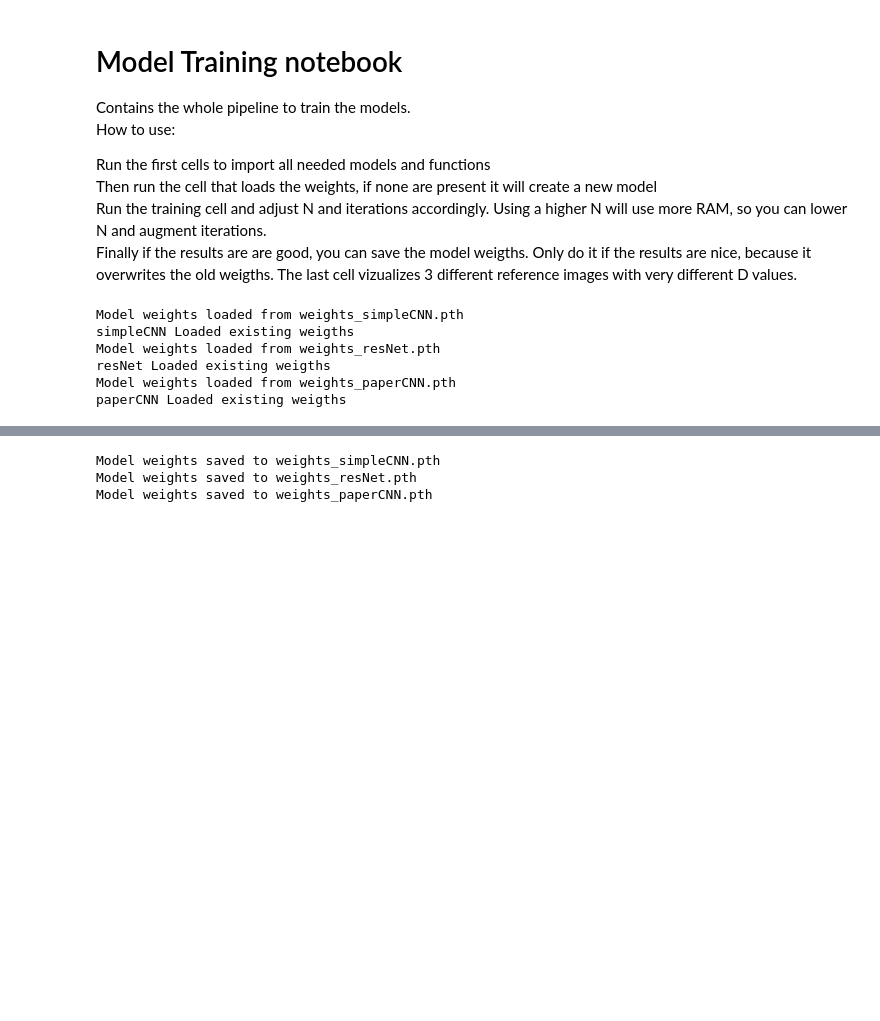
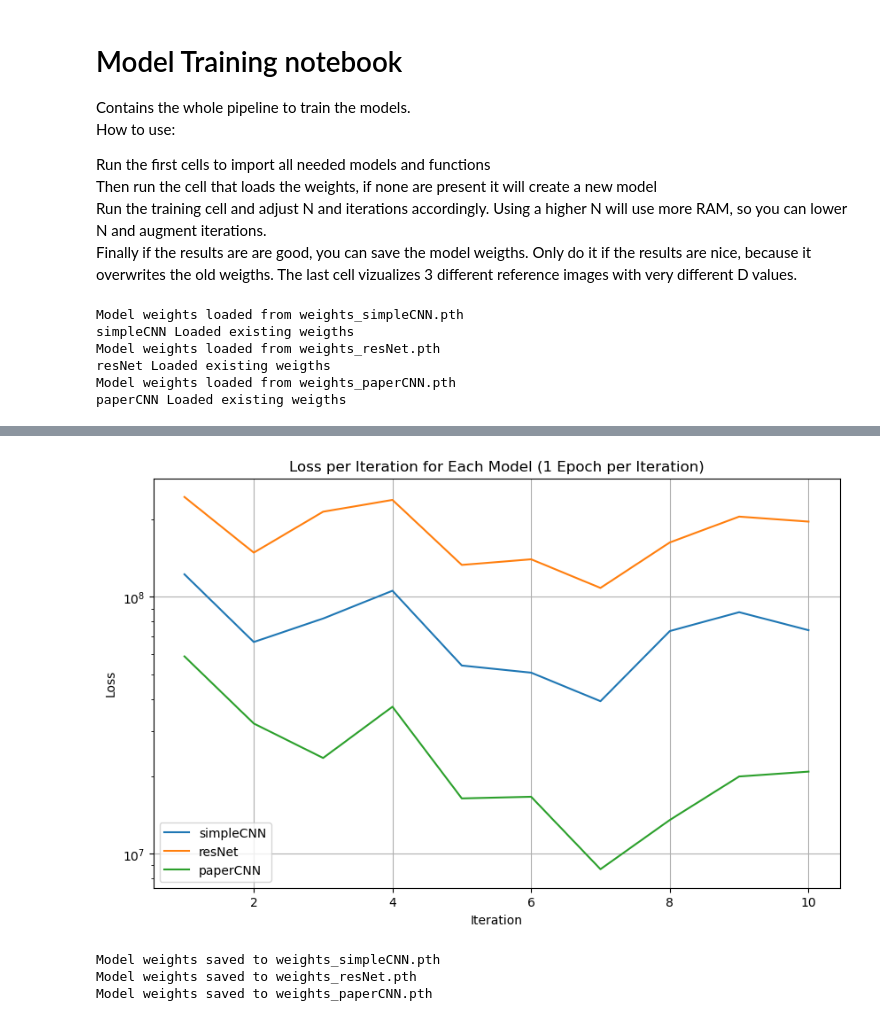
Before and after one commit to CS-433/ml-project-2-big-burger, a Jupyter notebook: ModelTrainPipeline.ipynb, the cells around one changed output, grey strips where cells are left out. Cells and saved outputs as stored; diff of their text form; code cells hidden in the pictures; blank space fills up the shorter version.

Commit message:
batch size = 16 et lr 10^-2 et ajout graphs

```diff
--- a/ModelTrainPipeline.ipynb
+++ b/ModelTrainPipeline.ipynb
@@ -37,7 +37,8 @@ from ResNetModel import *
 from paperCNN import *
 import os.path
 
-device = torch.device("cuda" if torch.cuda.is_available() else "mps" if torch.mps.is_available() else "cpu")
+device = torch.device("mps" if torch.backends.mps.is_available() else "cuda" if torch.cuda.is_available() else "cpu")
+print(f"Using device: {device}")
 # %%
 # Models initialisation
 # list of : [name, class, train_fct]
@@ -73,9 +74,9 @@ paperCNN Loaded existing weigths
 # Takes 16 seconds to run with N=100 images (on my pc)
 # Simulated dataset
 
-iterations = 5
-N = 64  # Number of samples per iteration
-
+iterations = 10
+N = 100  # Number of samples per iteration
+loss_histories = {name: [] for name in models_params.keys()}
 for i in range(iterations):
 
     print(f"Generating images for iteration: {i}")
@@ -93,5 +94,12 @@ for i in range(iterations):
         train_fct = mlist[1]
 
         print("Training model:" , name)
-        trained_model, loss_history = train_fct(model, images, estimatedDs, device, epochs=1, batch_size=32, learning_rate=0.001)
+        trained_model, loss_history = train_fct(model, images, estimatedDs, device, epochs=1, batch_size=16, learning_rate=0.01)
+        # Store the single epoch loss
+        if isinstance(loss_history, list) and len(loss_history) > 0:
+            loss_histories[name].append(loss_history[-1])  # Append last loss in the history
+        elif isinstance(loss_history, (float, int)):  # If it's a single loss value
+            loss_histories[name].append(loss_history)
+        else:
+            print(f"Unexpected loss format for model {name}: {loss_history}")
 # %% [output]
@@ -115,3 +123,18 @@ Epoch 1/1, Loss: 10089837.5000
+# %%
+
+plt.figure(figsize=(10, 6))
+for model_name, losses in loss_histories.items():
+    plt.plot(range(1, iterations + 1), losses, label=model_name)
+
+plt.xlabel('Iteration')
+plt.ylabel('Loss')
+plt.yscale('log')
+plt.title('Loss per Iteration for Each Model (1 Epoch per Iteration)')
+plt.legend()
+plt.grid(True)
+plt.show()
+# %% [output]
+[figure, added]
 # %%
 # saves all used models
 
```
Also changed, not shown: parts of 3 cells of this notebook, 4 other files.
